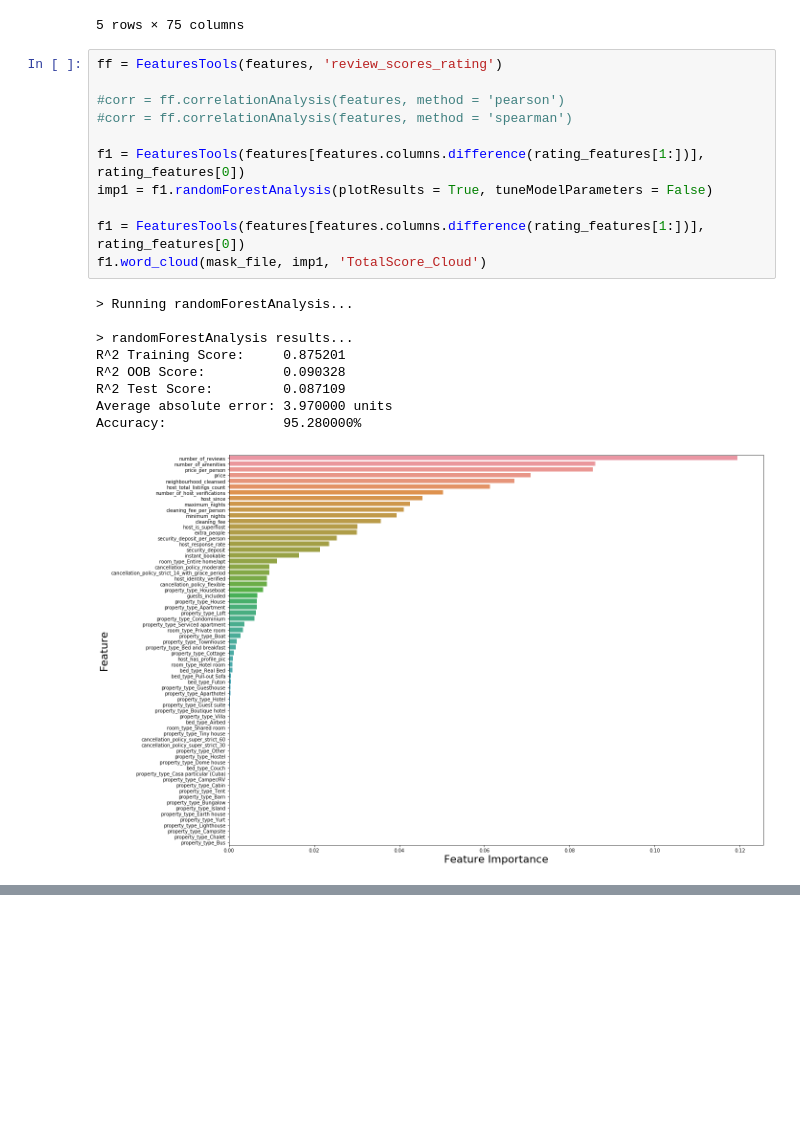
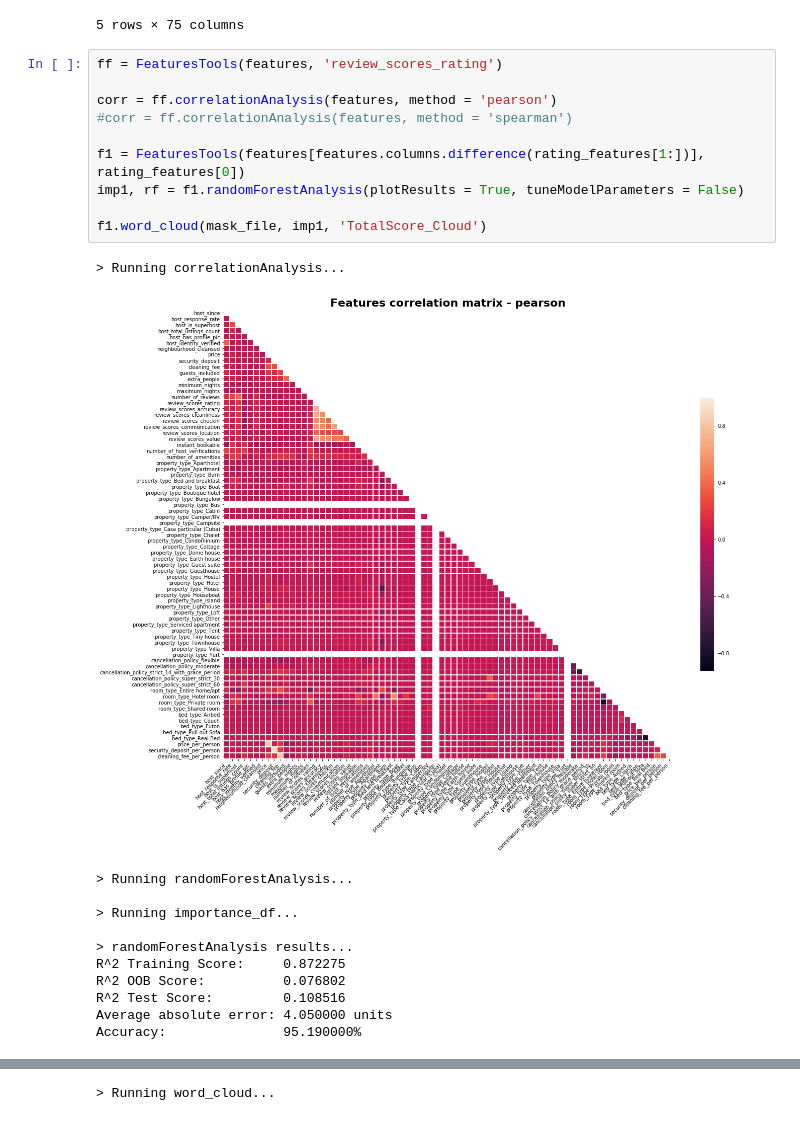
Before and after one commit to vonalven/airbnb_ada_project, a Jupyter notebook: FeaturesToolsClass.ipynb, the cells around one changed output, grey strips where cells are left out. Cells and saved outputs as stored; diff of their text form; blank space fills up the shorter version.

Commit message:
Trees interpretation + Graphical analysis

```diff
--- a/FeaturesToolsClass.ipynb
+++ b/FeaturesToolsClass.ipynb
@@ -477,21 +571,23 @@ Number of columns after data set cleaning:        75
 # %%
 ff = FeaturesTools(features, 'review_scores_rating')
 
-#corr = ff.correlationAnalysis(features, method = 'pearson')
+corr = ff.correlationAnalysis(features, method = 'pearson')
 #corr = ff.correlationAnalysis(features, method = 'spearman')
 
 f1 = FeaturesTools(features[features.columns.difference(rating_features[1:])], rating_features[0])
-imp1 = f1.randomForestAnalysis(plotResults = True, tuneModelParameters = False)
+imp1, rf = f1.randomForestAnalysis(plotResults = True, tuneModelParameters = False)
 
-f1 = FeaturesTools(features[features.columns.difference(rating_features[1:])], rating_features[0])
 f1.word_cloud(mask_file, imp1, 'TotalScore_Cloud')
 # %% [output]
-> Running randomForestAnalysis...
-
-> randomForestAnalysis results...
-R^2 Training Score:     0.875201
-R^2 OOB Score:          0.090328
-R^2 Test Score:         0.087109
-Average absolute error: 3.970000 units
-Accuracy:               95.280000%
+> Running correlationAnalysis...
-[figure, old version]
+[figure, new version]
+> Running randomForestAnalysis...
+
+> Running importance_df...
+
+> randomForestAnalysis results...
+R^2 Training Score:     0.872275
+R^2 OOB Score:          0.076802
+R^2 Test Score:         0.108516
+Average absolute error: 4.050000 units
+Accuracy:               95.190000%
@@ -499,0 +596 @@ Accuracy:               95.280000%
+> Running word_cloud...
```
Also changed, not shown: parts of 7 cells of this notebook, 1 other file.
